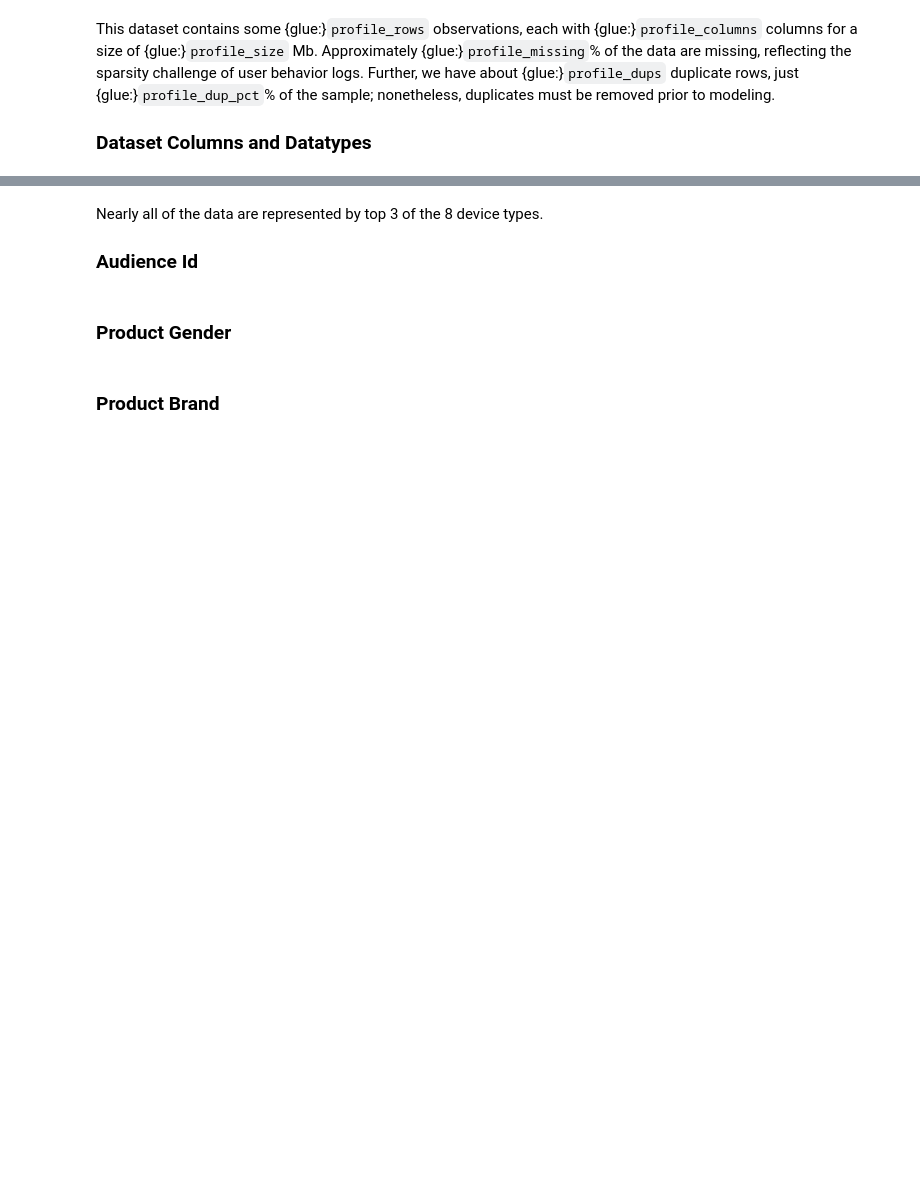
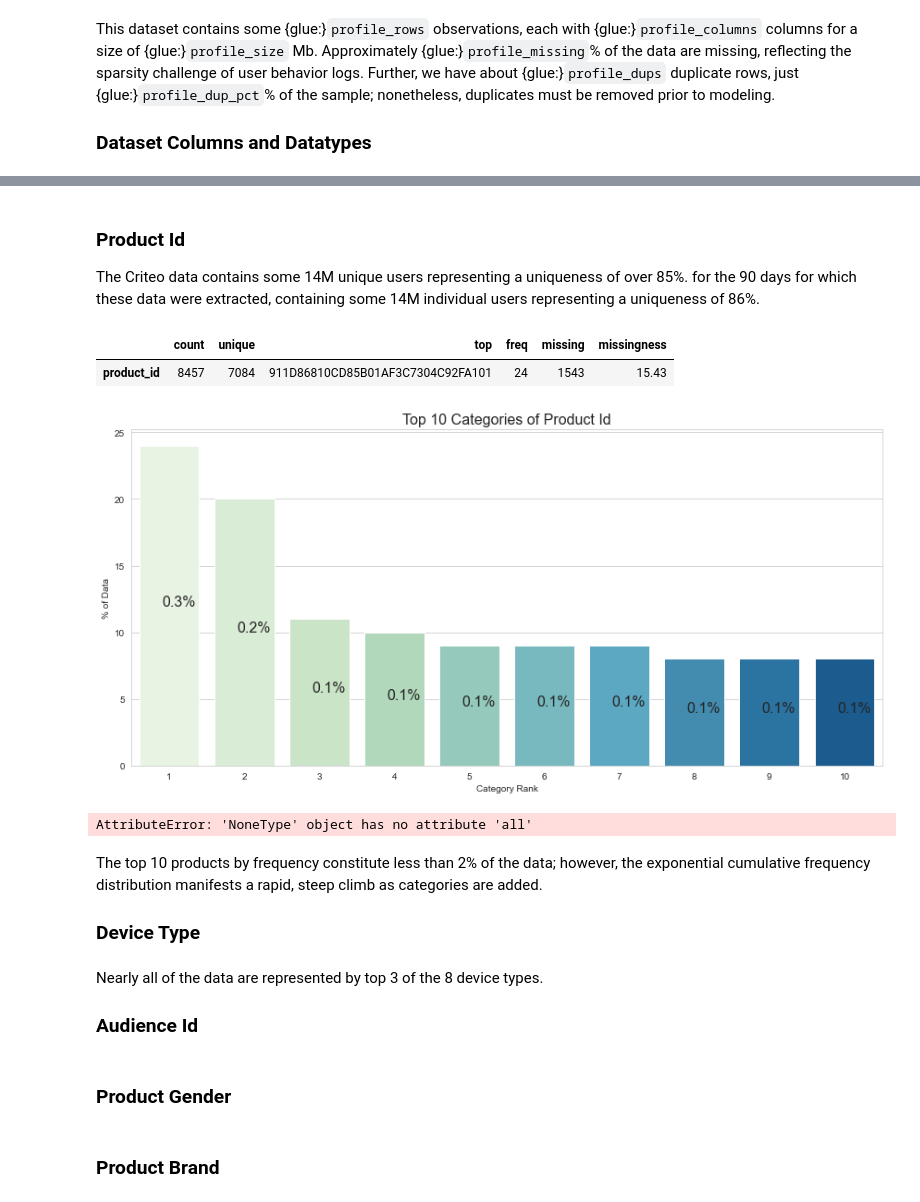
Before and after one commit to john-james-ai/cvr, a Jupyter notebook: notebooks/22_methods_data_profile.ipynb, the cells around one changed output, grey strips where cells are left out. Cells and saved outputs as stored; diff of their text form; code cells hidden in the pictures; blank space fills up the shorter version.

```diff
--- a/notebooks/22_methods_data_profile.ipynb
+++ b/notebooks/22_methods_data_profile.ipynb
@@ -31,7 +29,7 @@ wsm.set_current_workspace('Vesuvio')
 # %% [markdown]
 As a first step, let's get the current workspace which was set during the acquisition section.
 # %%
-wsm = WorkspaceManager()
+wsm = Project()
 workspace = wsm.get_current_workspace()
 workspace.name
 # %% [output]
@@ -41,2 +39,2 @@ The dataset created during the acquistion step was called 'criteo'. We can obtai
 # %%
-dataset  = workspace.get_dataset(name='criteo', stage='preprocessed')
+dataset  = workspace.get_dataset(name='criteo', stage='preprocessed', version=2)
@@ -128 +202,21 @@ Here we have the top 10 ranked categories for product_age_group. From the Cumula
+# %% [markdown]
+### Product Id
+The Criteo data contains some 14M unique users representing a uniqueness of over 85%.  for the 90 days for which these data were extracted, containing some 14M individual users representing a uniqueness of 86%.
+# %%
+stats = dataset.profile.describe(column='product_id')
+stats
+# %% [output]
+|  | count | unique | top | freq | missing | missingness |
+| product_id | 8457 | 7084 | 911D86810CD85B01AF3C7304C92FA101 | 24 | 1543 | 15.43 |
+# %%
+dataset.profile.topn_plot(column='product_id')
+# %% [output]
+[figure, added]
+# %%
+dataset.profile.cfd_plot(column='product_id')
+# %% [output]
+AttributeError: 'NoneType' object has no attribute 'all'
+# %% [markdown]
+The top 10 products by frequency constitute less than 2% of the data; however, the exponential cumulative frequency distribution manifests a rapid, steep climb as categories are added.
+### Device Type
 # %%
```
Also changed, not shown: parts of 42 cells of this notebook, 20 other files.
